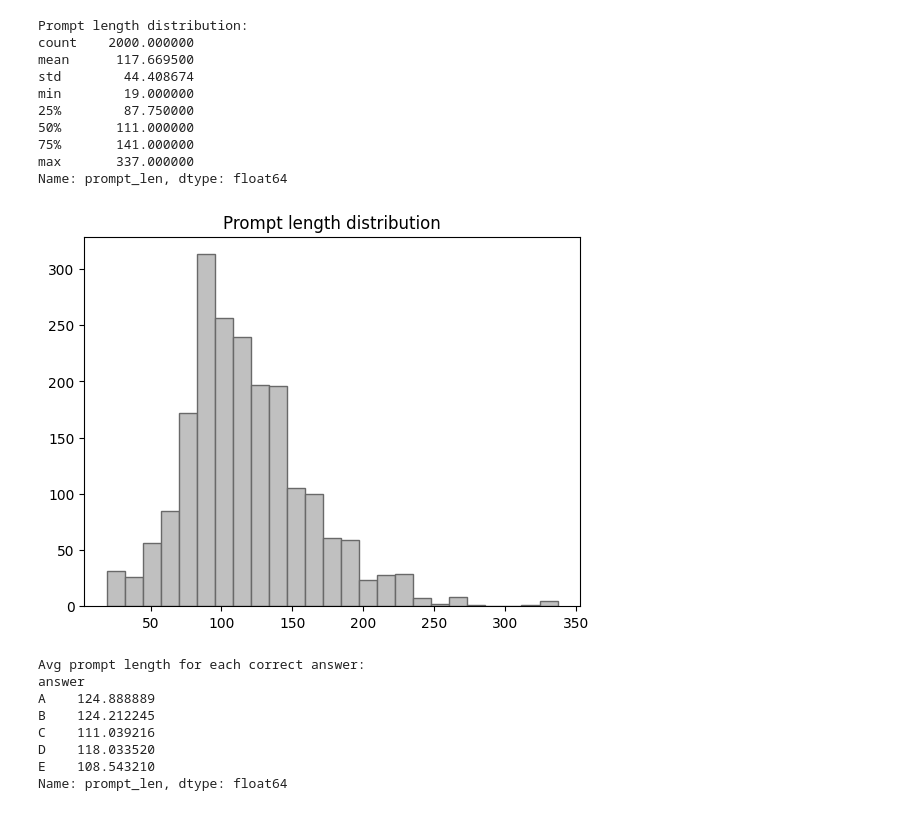
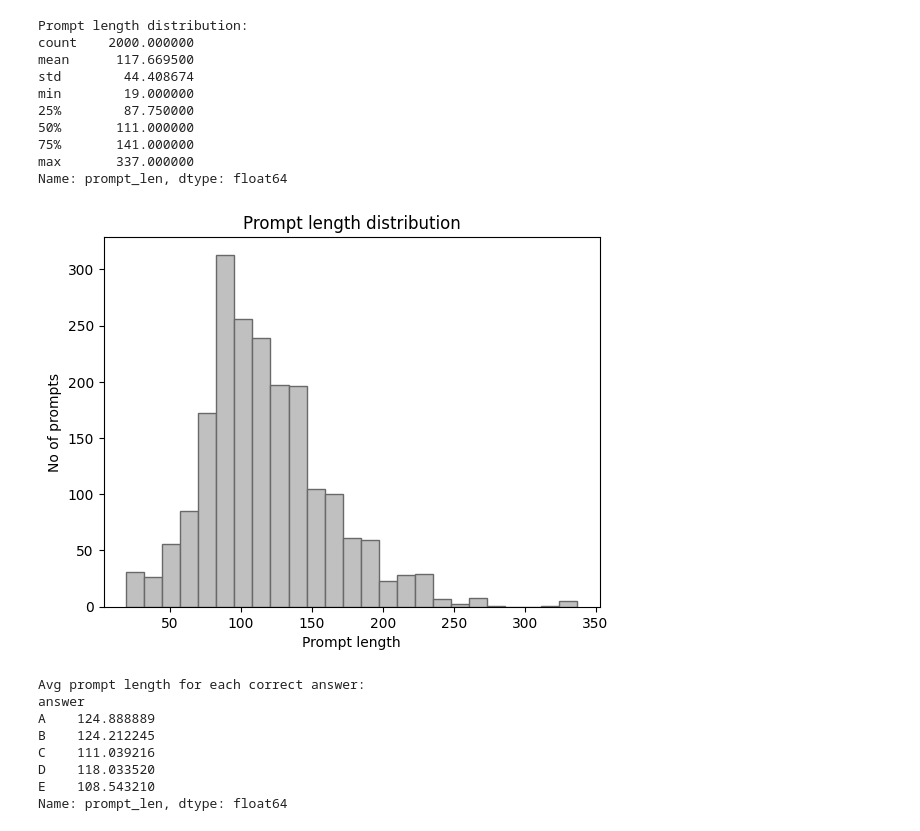
Before and after one commit to niteshsharma0602/Smart-MCQ-Solver, a Jupyter notebook: notebooks/dl-23f2003665-notebook-t22026.ipynb, the cells around one changed output. Drawn from its saved outputs; the diff is of its cells as text; code cells hidden in the pictures.

```diff
--- a/notebooks/dl-23f2003665-notebook-t22026.ipynb
+++ b/notebooks/dl-23f2003665-notebook-t22026.ipynb
@@ -93,12 +94,12 @@ max       337.000000
 Name: prompt_len, dtype: float64
 # %%
 plt.hist(train['prompt_len'], bins = 25, edgecolor = 'dimgrey', color = 'silver',)
-
 plt.title('Prompt length distribution')
-
+plt.xlabel('Prompt length')
+plt.ylabel('No of prompts')
 plt.show()
 # %% [output]
-[figure, old version]
+[figure, new version]
 # %%
 value = train.groupby('answer')['prompt_len'].mean()
 
```
Also changed, not shown: parts of 6 cells of this notebook.
